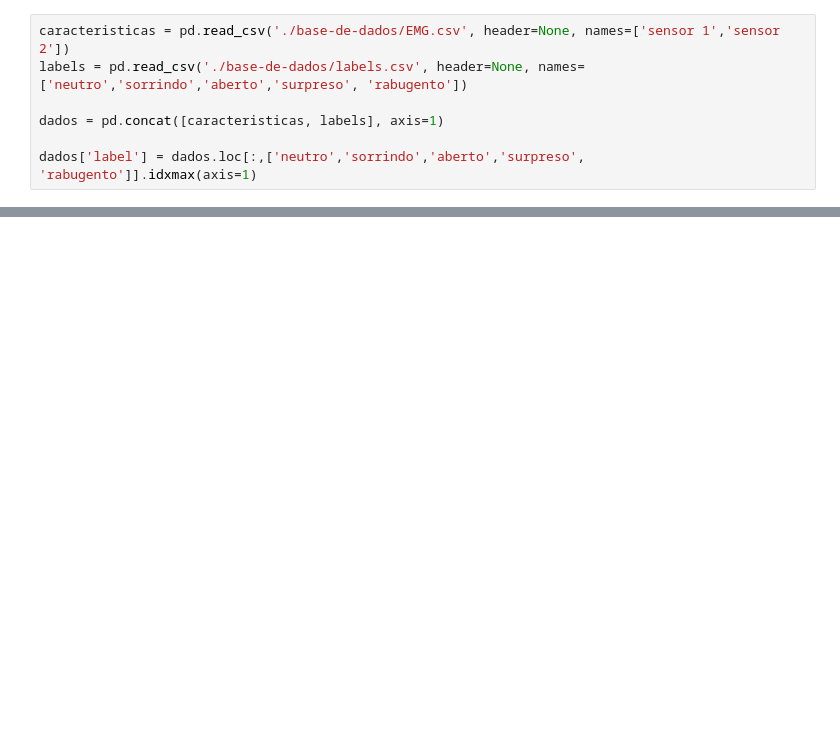
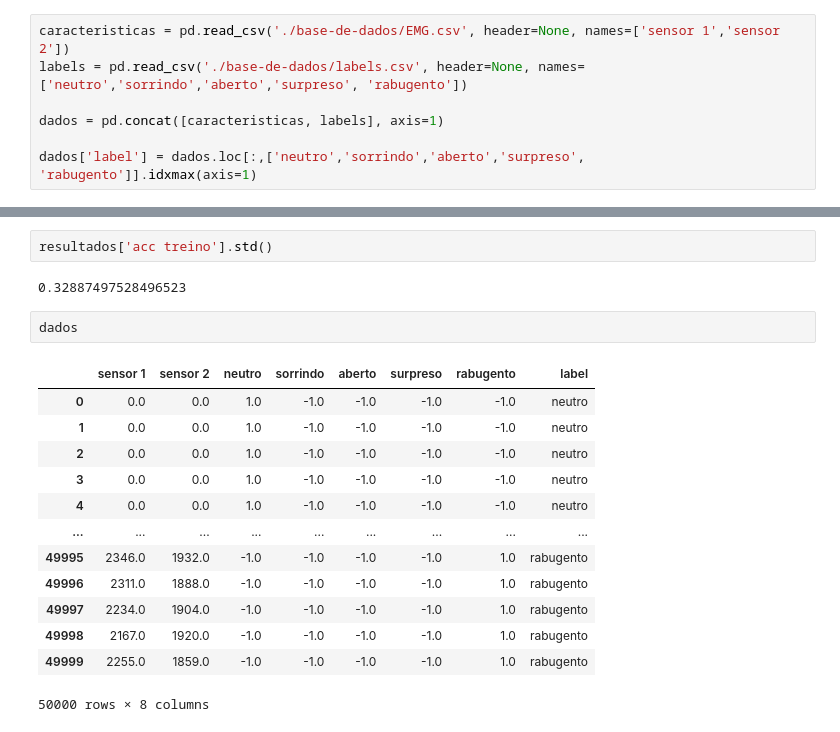
Before and after one commit to tarcizo12/atividade-inteligencia-artificial, a Jupyter notebook: tarefa-de-classificacao/app.ipynb, the cells around one changed output, grey strips where cells are left out. Saved outputs shown, nothing was run; the diff lists cells and outputs as text; blank space fills up the shorter version.

```diff
--- a/tarefa-de-classificacao/app.ipynb
+++ b/tarefa-de-classificacao/app.ipynb
@@ -22,0 +133,20 @@ plt.show()
+# %%
+resultados['acc treino'].std()
+# %% [output]
+0.32887497528496523
+# %%
+dados
+# %% [output]
+|  | sensor 1 | sensor 2 | neutro | sorrindo | aberto | surpreso | rabugento | label |
+| 0 | 0.0 | 0.0 | 1.0 | -1.0 | -1.0 | -1.0 | -1.0 | neutro |
+| 1 | 0.0 | 0.0 | 1.0 | -1.0 | -1.0 | -1.0 | -1.0 | neutro |
+| 2 | 0.0 | 0.0 | 1.0 | -1.0 | -1.0 | -1.0 | -1.0 | neutro |
+| 3 | 0.0 | 0.0 | 1.0 | -1.0 | -1.0 | -1.0 | -1.0 | neutro |
+| 4 | 0.0 | 0.0 | 1.0 | -1.0 | -1.0 | -1.0 | -1.0 | neutro |
+| ... | ... | ... | ... | ... | ... | ... | ... | ... |
+| 49995 | 2346.0 | 1932.0 | -1.0 | -1.0 | -1.0 | -1.0 | 1.0 | rabugento |
+| 49996 | 2311.0 | 1888.0 | -1.0 | -1.0 | -1.0 | -1.0 | 1.0 | rabugento |
+| 49997 | 2234.0 | 1904.0 | -1.0 | -1.0 | -1.0 | -1.0 | 1.0 | rabugento |
+| 49998 | 2167.0 | 1920.0 | -1.0 | -1.0 | -1.0 | -1.0 | 1.0 | rabugento |
+| 49999 | 2255.0 | 1859.0 | -1.0 | -1.0 | -1.0 | -1.0 | 1.0 | rabugento |
+50000 rows × 8 columns
```
Also changed, not shown: parts of 9 cells of this notebook.
